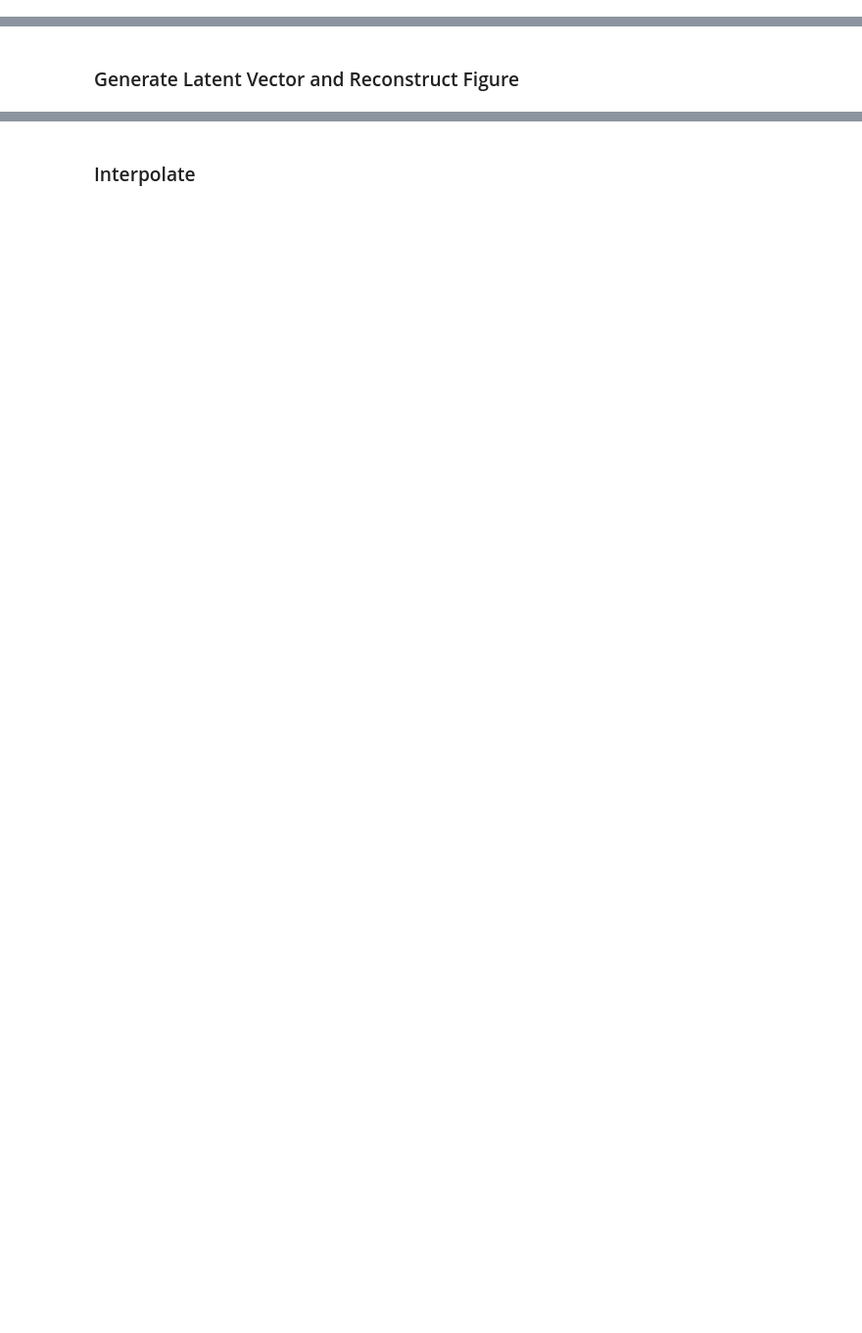
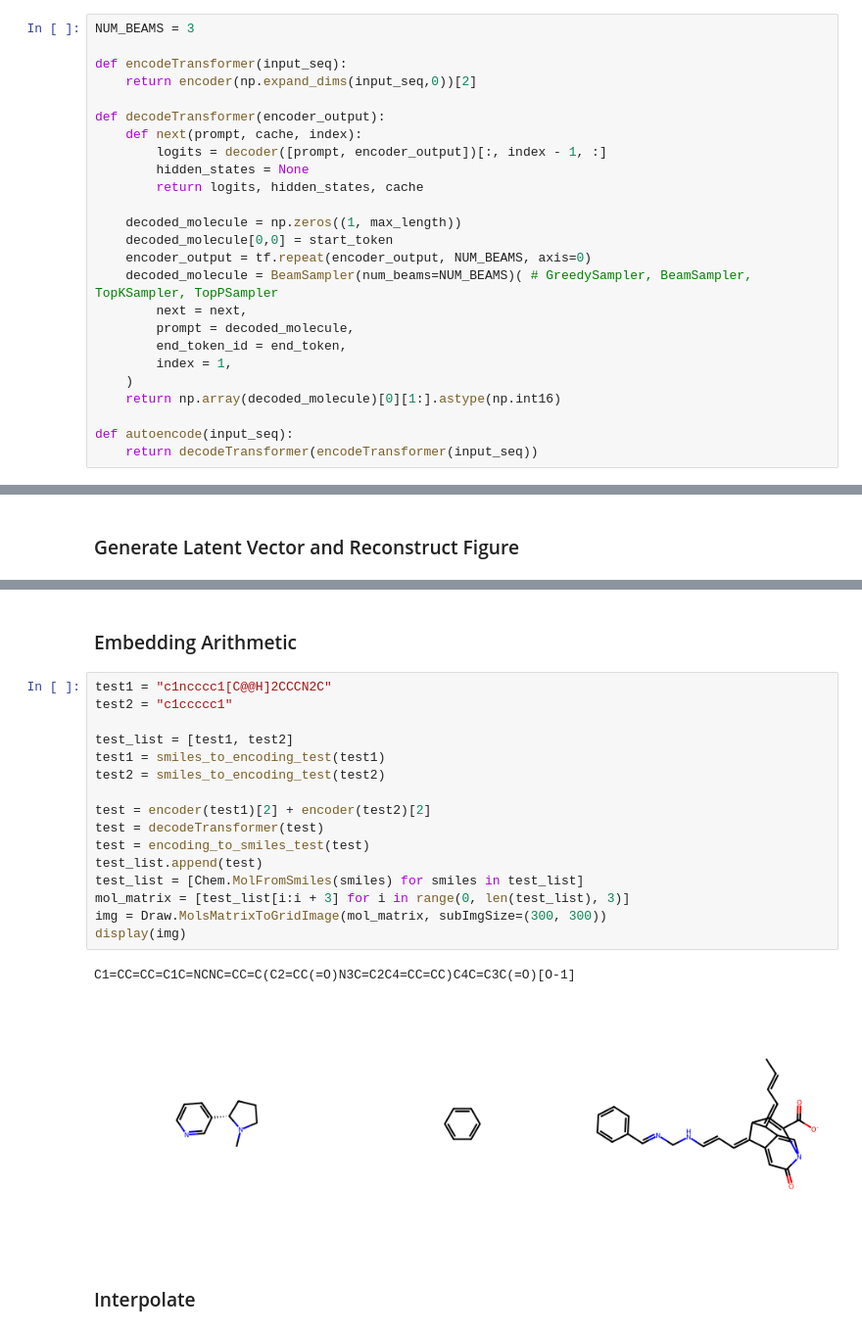
Before and after one commit to MisaelManingo/ChemVATS, a Jupyter notebook: THESIS.ipynb, the cells around one changed output, grey strips where cells are left out. Shown at 98% size. Drawn from its saved outputs; the diff is of its cells as text; blank space fills up the shorter version.

```diff
--- a/THESIS.ipynb
+++ b/THESIS.ipynb
@@ -543,0 +419,25 @@ history = vae.fit(
+# %%
+NUM_BEAMS = 3
+
+def encodeTransformer(input_seq):
+    return encoder(np.expand_dims(input_seq,0))[2]
+
+def decodeTransformer(encoder_output):
+    def next(prompt, cache, index):
+        logits = decoder([prompt, encoder_output])[:, index - 1, :]
+        hidden_states = None
+        return logits, hidden_states, cache
+
+    decoded_molecule = np.zeros((1, max_length))
+    decoded_molecule[0,0] = start_token
+    encoder_output = tf.repeat(encoder_output, NUM_BEAMS, axis=0)
+    decoded_molecule = BeamSampler(num_beams=NUM_BEAMS)( # GreedySampler, BeamSampler, TopKSampler, TopPSampler
+        next = next,
+        prompt = decoded_molecule,
+        end_token_id = end_token,
+        index = 1,
+    )
+    return np.array(decoded_molecule)[0][1:].astype(np.int16)
+
+def autoencode(input_seq):
+    return decodeTransformer(encodeTransformer(input_seq))
@@ -671,2 +587,23 @@ Re.png
+# %% [markdown]
+### Embedding Arithmetic
+# %%
+test1 = "c1ncccc1[C@@H]2CCCN2C"
+test2 = "c1ccccc1"
+
+test_list = [test1, test2]
+test1 = smiles_to_encoding_test(test1)
+test2 = smiles_to_encoding_test(test2)
+
+test = encoder(test1)[2] + encoder(test2)[2]
+test = decodeTransformer(test)
+test = encoding_to_smiles_test(test)
+test_list.append(test)
+test_list = [Chem.MolFromSmiles(smiles) for smiles in test_list]
+mol_matrix = [test_list[i:i + 3] for i in range(0, len(test_list), 3)]
+img = Draw.MolsMatrixToGridImage(mol_matrix, subImgSize=(300, 300))
+display(img)
+# %% [output]
+C1=CC=CC=C1C=NCNC=CC=C(C2=CC(=O)N3C=C2C4=CC=CC)C4C=C3C(=O)[O-1]
+[figure, added]
 # %% [markdown]
 ### Interpolate
```
Also changed, not shown: parts of 33 cells of this notebook.
